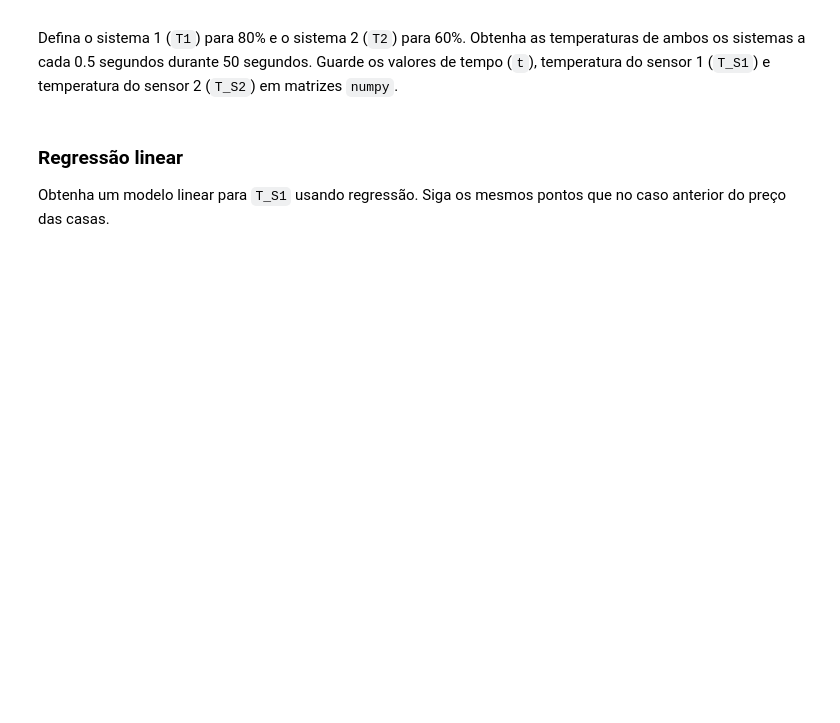
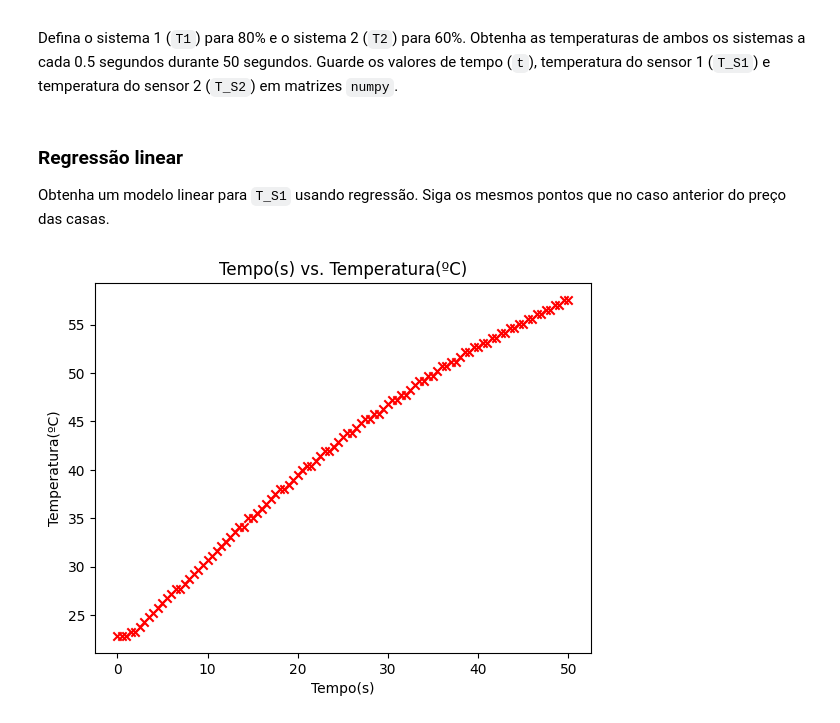
Before and after one commit to pintafacil/SIS, a Jupyter notebook: 1190396_1191116_Guião3/Lab_Regressao_Linear.ipynb, the cells around one changed output. Cells and saved outputs as stored; diff of their text form; code cells hidden in the pictures; blank space fills up the shorter version.

```diff
--- a/1190396_1191116_Guião3/Lab_Regressao_Linear.ipynb
+++ b/1190396_1191116_Guião3/Lab_Regressao_Linear.ipynb
@@ -526,4 +441,21 @@ if u_s2!=0:
+# %%
+dados = np.loadtxt("dados_reglinear.txt", delimiter=',')
+
+x_test = dados[:,0]
+s1 = dados[:,1]
+s2 = dados[:,2]
 # %% [markdown]
 ### Regressão linear
 
 Obtenha um modelo linear para `T_S1` usando regressão. Siga os mesmos pontos que no caso anterior do preço das casas.
+# %%
+# Gráfico dos dados
+plt.scatter(x_test, s1, marker='x', c='r')
+
+# Labels
+plt.title("Tempo(s) vs. Temperatura(ºC)")
+plt.ylabel('Temperatura(ºC)')
+plt.xlabel('Tempo(s)')
+plt.show()
+# %% [output]
+[figure, added]
```
Also changed, not shown: parts of 14 cells of this notebook, 14 other files.
